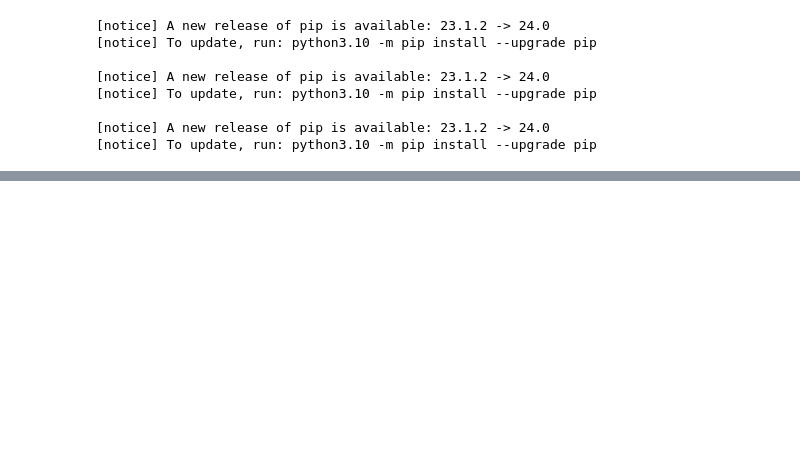
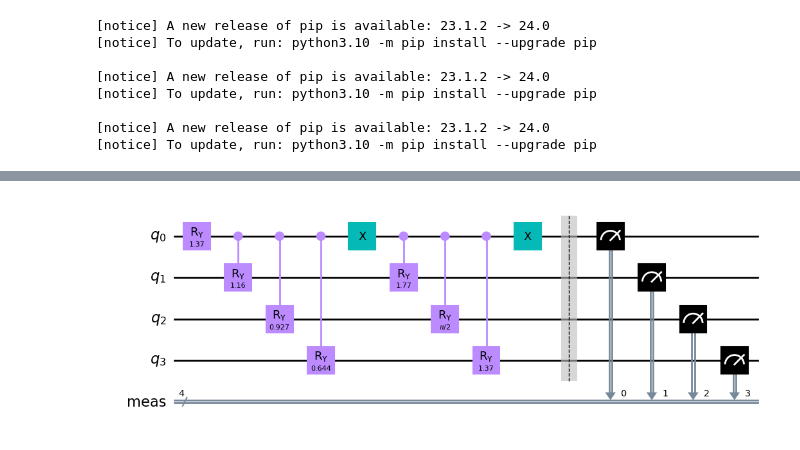
Before and after one commit to PravM11/QML-QGC, a Jupyter notebook: QBNAccuracyOnMNIST.ipynb, the cells around one changed output, grey strips where cells are left out. Saved outputs shown, nothing was run; the diff lists cells and outputs as text; code cells hidden in the pictures; blank space fills up the shorter version.

```diff
--- a/QBNAccuracyOnMNIST.ipynb
+++ b/QBNAccuracyOnMNIST.ipynb
@@ -256,0 +353,41 @@ Quantum Accuracy: 0.6572104018912529
+# %%
+def calc_angle(prob):
+    # Calculate the angle using the formula
+    return 2 * np.arccos(np.sqrt(prob))
+
+def create_quantum_circuit(null_prior, null_probs, positive_probs):
+    # Calculate angles based on the provided probabilities
+    theta_y = calc_angle(null_prior)
+    null_rotations = [calc_angle(conditional) for conditional in null_probs]
+    pos_rotations = [calc_angle(conditional) for conditional in positive_probs]
+
+    # Initialize the quantum circuit with n qubits and n classical bits
+    assert(len(null_probs) == len(positive_probs))
+    n = len(null_probs) # Number of features
+    circ = QuantumCircuit(n + 1) # Add one for prior
+
+    # Implementing the gates based on the calculated thetas
+    circ.ry(theta_y, 0)  # Encode P(y=0) into qubit 0
+    for i in range(n):
+        circ.cry(null_rotations[i], 0, i + 1)
+    circ.x(0)  # Flip y to represent y=1
+    for i in range(n):
+        circ.cry(pos_rotations[i], 0, i + 1) # Now for y=1, encode P(x1|y=1)
+    circ.x(0)  # Reset y back
+
+    # Measure
+    circ.measure_all()  # Measure both the label and feature qubits
+
+    return circ
+
+# Example usage
+null_prior = 0.6  # Example prior probability for y=0
+null_probs = [0.7, 0.8, 0.9]  # Example class-conditional probabilities for y=0
+positive_probs = [0.4, 0.5, 0.6]  # Example class-conditional probabilities for y=1
+
+quantum_circuit = create_quantum_circuit(null_prior, null_probs, positive_probs)
+
+# Draw the quantum circuit
+quantum_circuit.draw('mpl')
+# %% [output]
+[figure, added]
```
Also changed, not shown: parts of 2 cells of this notebook, 2 other files.
